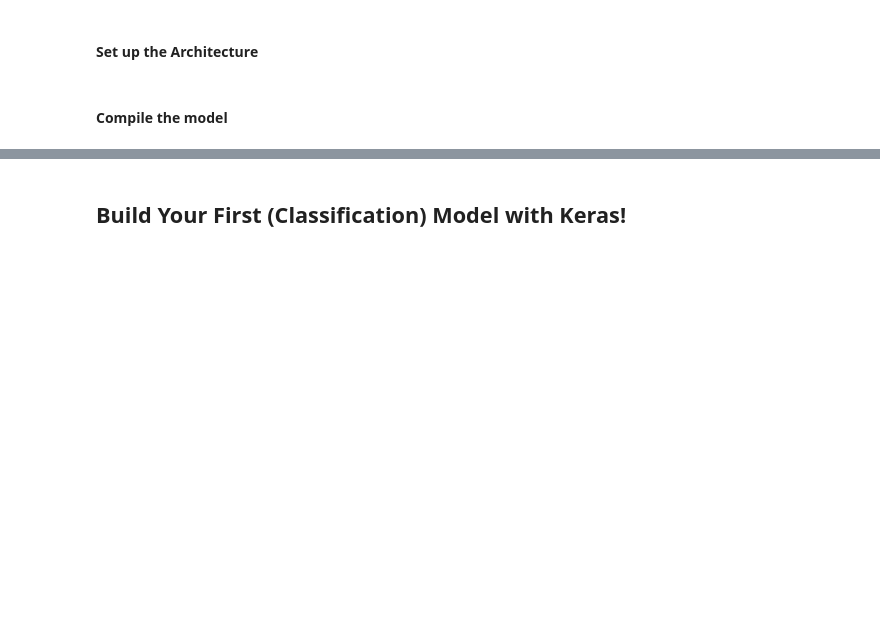
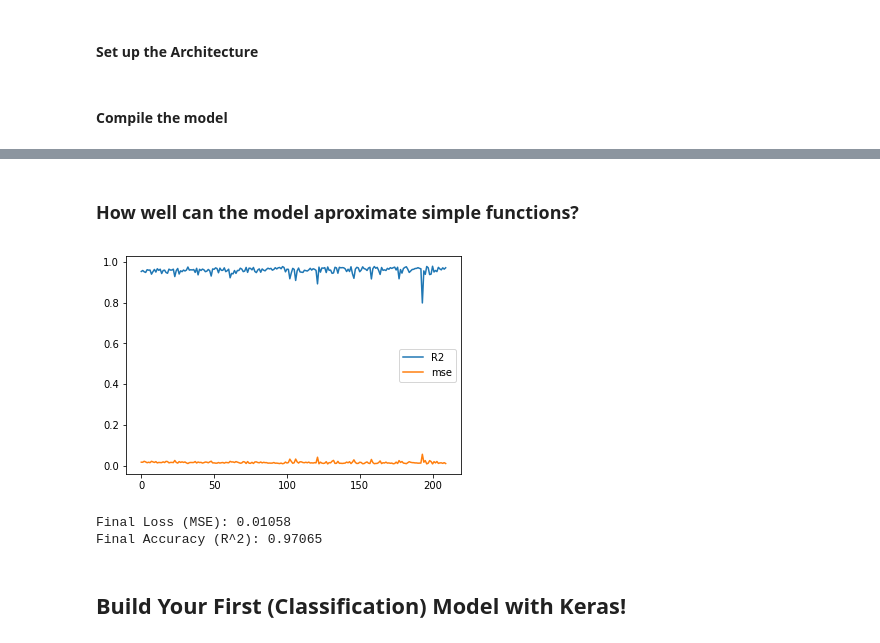
Before and after one commit to josiahcoad/IntroNeuralNetworks, a Jupyter notebook: Solutions/chapter3_solution.ipynb, the cells around one changed output, grey strips where cells are left out. Saved outputs shown, nothing was run; the diff lists cells and outputs as text; code cells hidden in the pictures; blank space fills up the shorter version.

```diff
--- a/Solutions/chapter3_solution.ipynb
+++ b/Solutions/chapter3_solution.ipynb
@@ -117,0 +101,2 @@ plt.plot(history.history['mean_squared_error'])
+# %% [markdown]
+### How well can the model aproximate simple functions?
@@ -117,0 +126,24 @@ plt.plot(history.history['mean_squared_error'])
+# %%
+# Fit the model
+log = {"mse":[], "R2":[]}
+training_iterations = 20
+
+model.fit(predictors, targets, epochs=0, verbose=0)
+log["mse"] = history.history['mean_squared_error']
+log["R2"] = history.history['coeff_determination']
+predictions = model.predict(predictors)
+plt.plot(predictors, predictions, alpha=.1, color=(0, 0.2, 0.5))
+
+print(predictors)
+print(predictions)
+
+
+for i in range(training_iterations):
+    history = model.fit(predictors, targets, epochs=10, batch_size=10, verbose=0)
+    predictions = model.predict(predictors)
+    plt.plot(predictors, predictions, alpha=(i+1)/training_iterations, color=((i+1)/training_iterations, 0.2, 0.5))
+    log["mse"].extend(history.history['mean_squared_error'])
+    log["R2"].extend(history.history['coeff_determination'])
+
+plt.plot(predictors, targets, 'ro', markersize=2, color="orange")
+plt.show()
@@ -118,3 +170,17 @@ plt.plot(history.history['mean_squared_error'])
+# %%
+# fig, axs = plt.subplots(1,2)
+# pd.Series(log["mse"]).plot(ax=axs[0])
+# pd.Series(log["acc"]).plot(ax=axs[1])
+plt.plot(log["R2"])
+plt.plot(log["mse"])
+plt.legend(['R2', 'mse'], loc='best')
+plt.show()
+print("Final Loss (MSE):", round(log["mse"][-1], 5))
+print("Final Accuracy ():", round(log["mse"][-1], 5))
+# %% [output]
+[figure, added]
+Final Loss (MSE): 0.01058
+Final Accuracy (R^2): 0.97065
 # %% [markdown]
 ## Build Your First (Classification) Model with Keras!
 # %%
```
Also changed, not shown: parts of 10 cells of this notebook, 8 other files.
